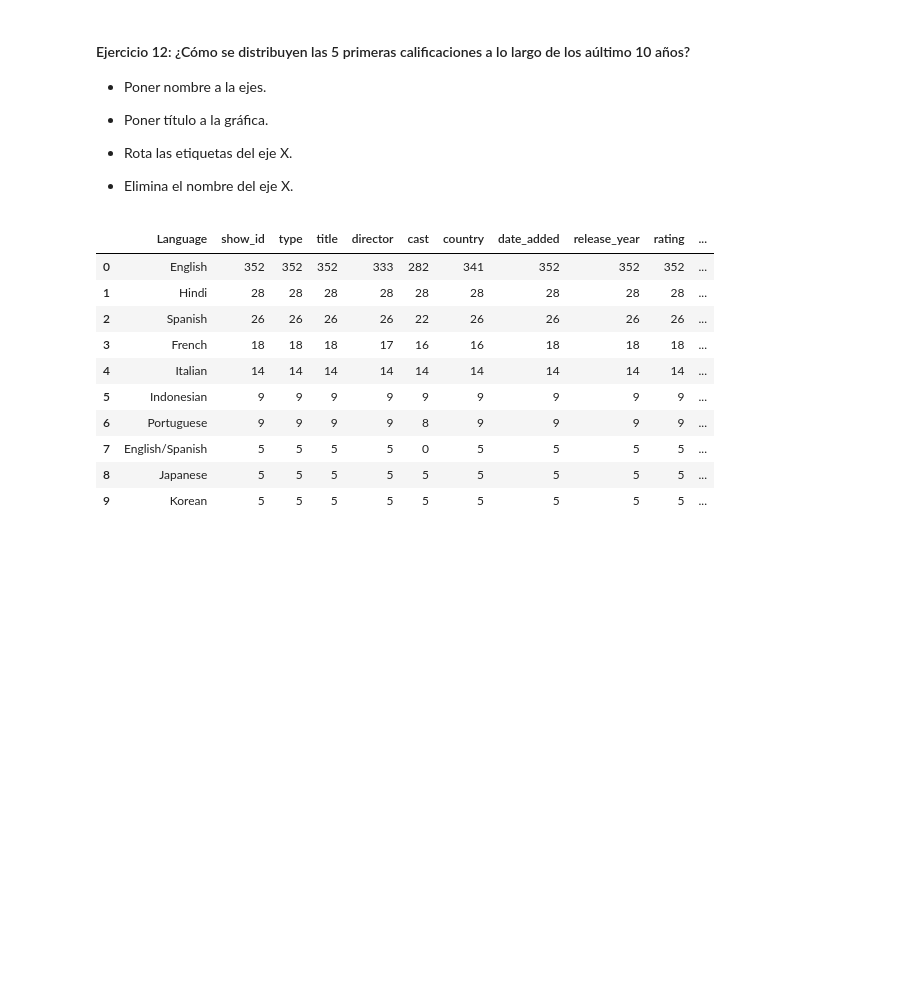
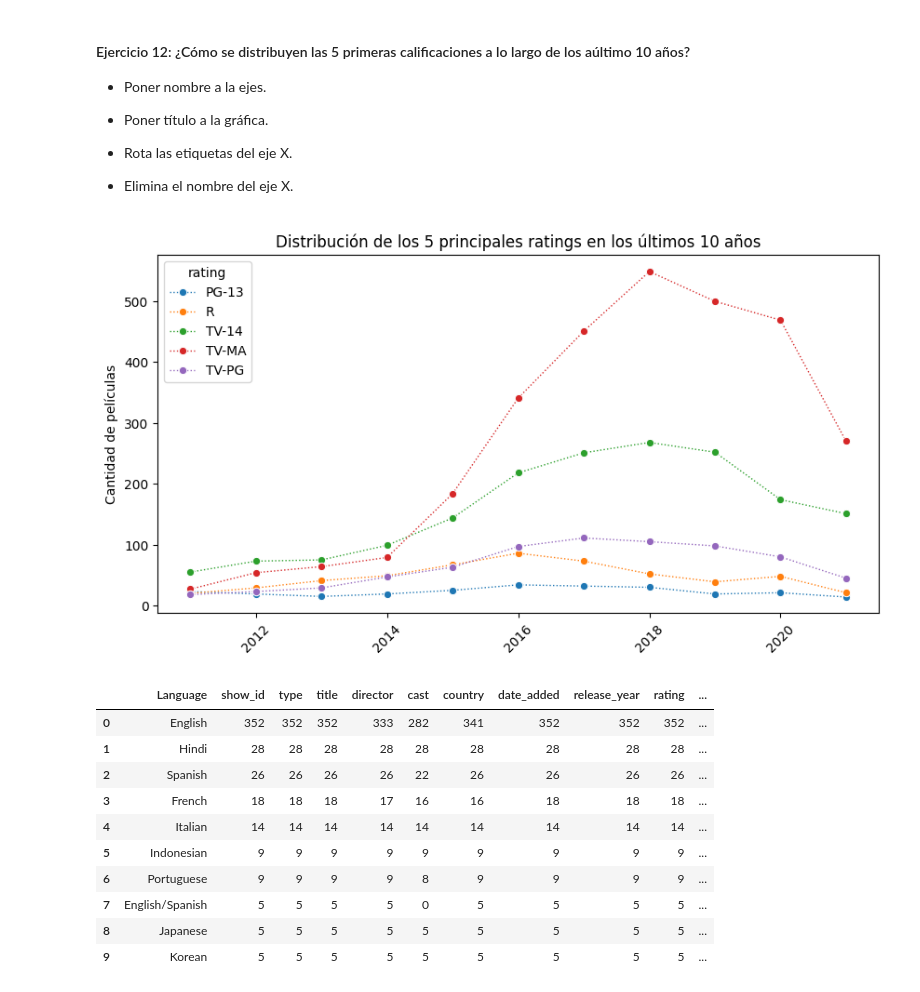
Before and after one commit to davfranco1/laboratorio-modulo2-leccion04-visualizacion, a Jupyter notebook: laboratorio-modulo2-leccion04-visualizacion.ipynb, the cells around one changed output. Saved outputs shown, nothing was run; the diff lists cells and outputs as text; code cells hidden in the pictures; blank space fills up the shorter version.

```diff
--- a/laboratorio-modulo2-leccion04-visualizacion.ipynb
+++ b/laboratorio-modulo2-leccion04-visualizacion.ipynb
@@ -473,6 +473,29 @@ Passing `palette` without assigning `hue` is deprecated and will be removed in v
 - Rota las etiquetas del eje X.
 
 - Elimina el nombre del eje X.
+# %%
+principales_ratings = ['TV-MA', 'TV-14', 'TV-PG', 'R', 'PG-13']
+filtro_rating = df["rating"].isin(principales_ratings)
+
+filtro_yr = df["release_year"].between(df["release_year"].max()-10,df["release_year"].max(),inclusive = "both")
+
+df_filtrado = df[filtro_rating & filtro_yr].groupby(["rating","release_year"])[["title"]].count().reset_index()
+
+plt.figure(figsize=(10,5))
+sns.lineplot(x="release_year",
+             y="title",
+             hue='rating',
+             data=df_filtrado,
+             linewidth = 1,
+             linestyle = "dotted",
+             marker = "o");
+plt.title('Distribución de los 5 principales ratings en los últimos 10 años')
+plt.xticks(rotation=45)
+plt.xlabel('')
+plt.ylabel('Cantidad de películas')
+plt.show()
+# %% [output]
+[figure, added]
 # %%
 filtro_2009 = df[df["release_year"] > 2009]
 
```
